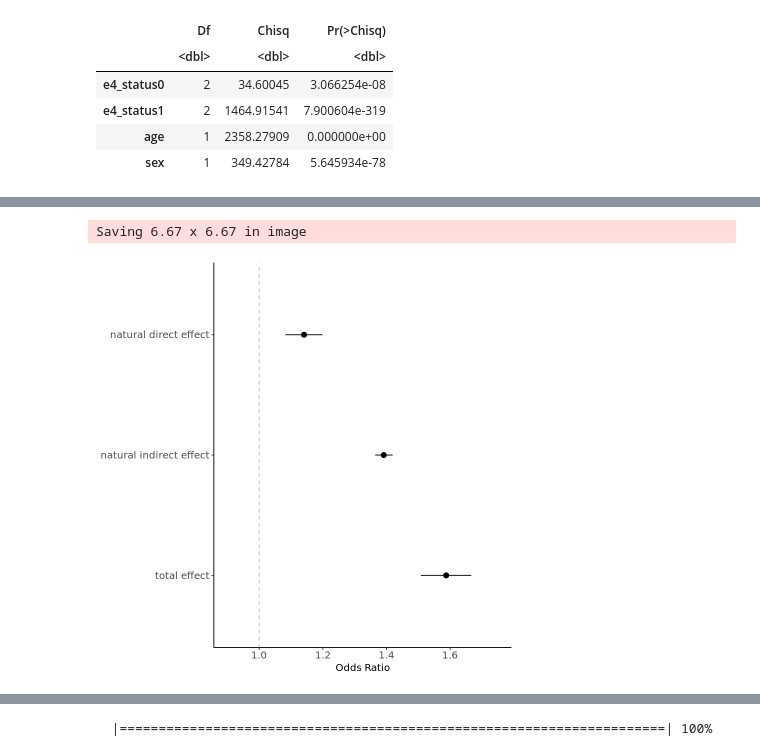
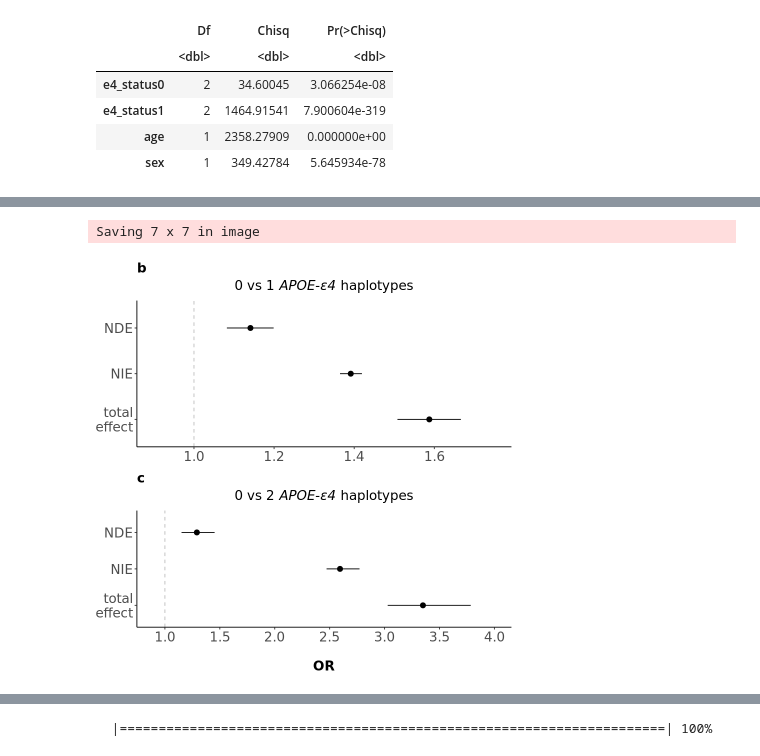
Before and after one commit to VasiliosRaptis/deliriumGen, a Jupyter notebook: mediation/01_mediation_analysis.ipynb, the cells around one changed output, grey strips where cells are left out. Cells and saved outputs as stored; diff of their text form; code cells hidden in the pictures.

Commit message:
mediation 2

```diff
--- a/mediation/01_mediation_analysis.ipynb
+++ b/mediation/01_mediation_analysis.ipynb
@@ -75,0 +118,4 @@ Signif. codes:  0 ‘***’ 0.001 ‘**’ 0.01 ‘*’ 0.05 ‘.’ 0.1 ‘ ’
+# %%
+## Load results again
+system('dx download vasilis/data/mediation/neMod1.rds', intern = T)
+neMod1 <- readRDS('neMod1.rds')
@@ -138,36 +207,79 @@ ed_toplot2 <-
     summary(effdecomp_2)$coefficients %>% as.data.frame %>%
     merge(., confint(effdecomp_2), by=0) %>%
     mutate('Odds Ratio'=exp(Estimate),
            OR_95LCL = exp(`95% LCL`),
            OR_95UCL = exp(`95% UCL`),
            Effect = factor(Row.names, levels=rev(Row.names)),
            y= Effect
           )
 
 ed_toplot <- bind_rows(ed_toplot1, ed_toplot2)
 #ed_toplot
 # custom plot
+plt1 <-
 ggplot(ed_toplot1, aes(x=`Odds Ratio`, y=Effect, group=Effect)) +
     geom_pointrange(aes(xmin=OR_95LCL, xmax=OR_95UCL, group=Effect), position=position_dodge(width=0.2))  +
     coord_cartesian(xlim = c(0.9,1.75)) +
+    # coord_cartesian(xlim = c(0.9,3.5)) +
     geom_vline(xintercept = 1, linetype="dashed", col='grey') +
     #eliminates background, gridlines, and chart border
     theme_bw() +
     theme(
         plot.background = element_blank(),
         panel.grid.major = element_blank(),
         panel.grid.minor = element_blank(),
         panel.border = element_blank()
     ) +
     #draws x and y axis line
     theme(axis.line = element_line(color = 'black')) +
     # remove y axis label
     theme(axis.title.y=element_blank(),
-          axis.text=element_text(size=12),
-          axis.title.x=element_text(size=12))
+          #axis.title.x=element_text(size=12, face = 'bold'),
+          axis.title.x=element_blank(),
+          axis.text=element_text(size=16),
+          ) +
+    # add title
+    labs(title = 'b',
+         subtitle = expression(paste("0 vs 1 ", italic("APOE-ε4"), " haplotypes")),
+         #x = '\nOR'
+        ) +
+    theme(plot.title = element_text(face = 'bold', size = 16),
+          plot.subtitle = element_text(size = 16, hjust = 0.5)) +
+    scale_y_discrete(labels= c('total\neffect', 'NIE', 'NDE' ))
 
-ggsave('ne_plot.png', dpi=600)
-system('dx upload ne_plot.png --dest vasilis/data/mediation/')
+plt2 <-
+ggplot(ed_toplot2, aes(x=`Odds Ratio`, y=Effect, group=Effect)) +
+    geom_pointrange(aes(xmin=OR_95LCL, xmax=OR_95UCL, group=Effect), position=position_dodge(width=0.2))  +
+    coord_cartesian(xlim = c(0.9,4)) +
+    geom_vline(xintercept = 1, linetype="dashed", col='grey') +
+    #eliminates background, gridlines, and chart border
+    theme_bw() +
+    theme(
+        plot.background = element_blank(),
+        panel.grid.major = element_blank(),
+        panel.grid.minor = element_blank(),
+        panel.border = element_blank()
+    ) +
+    #draws x and y axis line
+    theme(axis.line = element_line(color = 'black')) +
+    # remove y axis label
+    theme(axis.title.y=element_blank(),
+          #axis.text.y=element_blank(),
+          axis.text=element_text(size=16),
+          axis.title.x=element_text(size=16, face = 'bold')) +
+    # add title
+    labs(title = 'c',
+         subtitle = expression(paste("0 vs 2 ", italic("APOE-ε4"), " haplotypes")),
+         x = '\nOR'
+        ) +
+    theme(plot.title = element_text(face = 'bold', size = 16),
+          plot.subtitle = element_text(size = 16, hjust = 0.5)) +
+    scale_x_continuous(breaks = scales::pretty_breaks(n = 10))  +
+    scale_y_discrete(labels= c('total\neffect', 'NIE', 'NDE' ))
+ggarrange(plt1, plt2, ncol=1, nrow=2)
+
+ggsave('ne_plot.png', dpi=400)
+#system('dx upload ne_plot.png --dest vasilis/data/mediation/')
 # %% [output]
-Saving 6.67 x 6.67 in image
+Saving 7 x 7 in image
-[figure, old version]
+[figure, new version]
```
Also changed, not shown: parts of 9 cells of this notebook.
